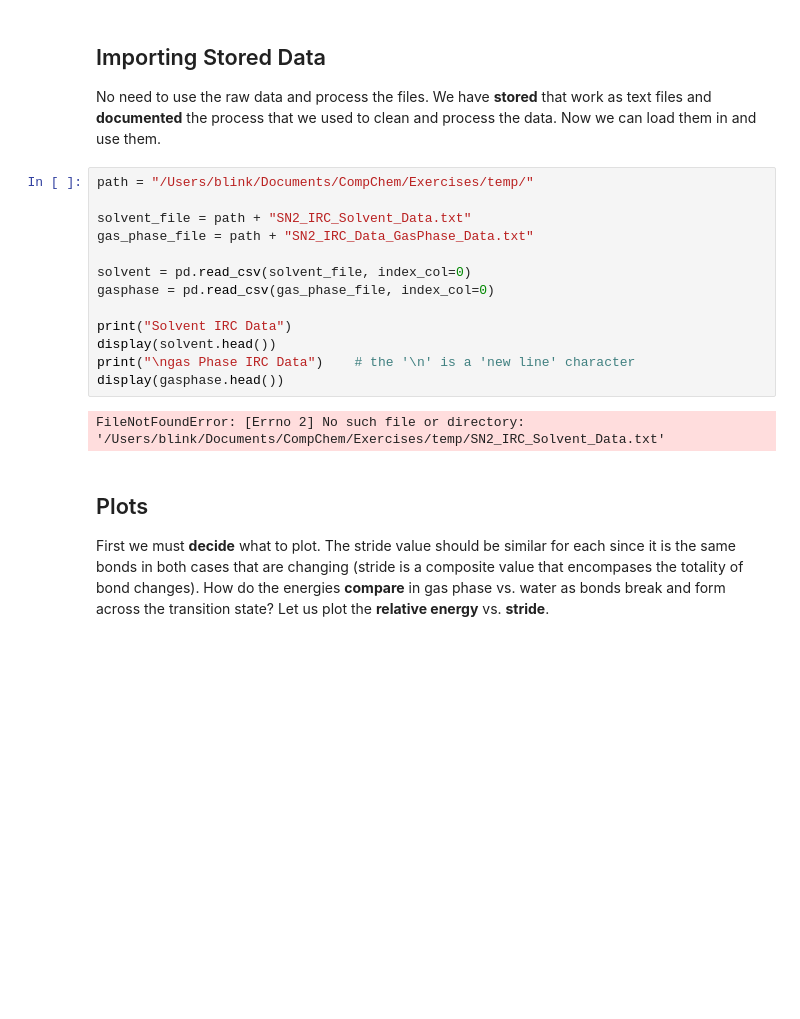
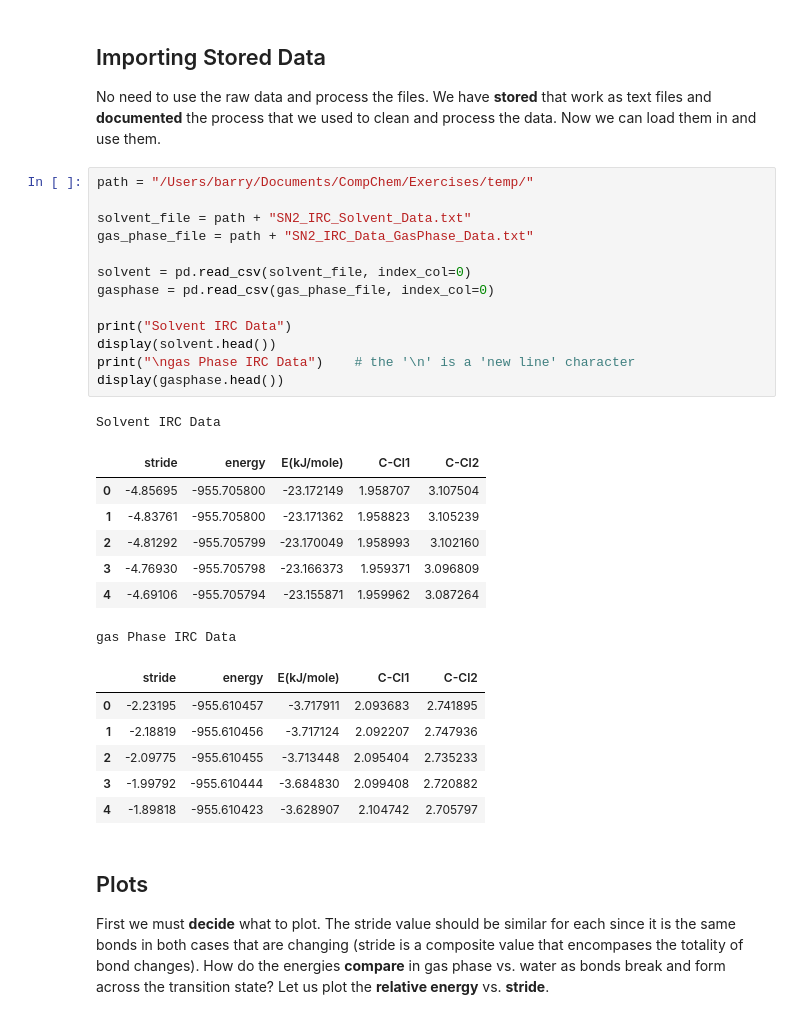
Before and after one commit to blinkletter/UsingGAMESS, a Jupyter notebook: _build/jupyter_execute/10_Solvent_IRC_Plots-Data.ipynb, the cells around one changed output. Saved outputs shown, nothing was run; the diff lists cells and outputs as text; blank space fills up the shorter version.

```diff
--- a/_build/jupyter_execute/10_Solvent_IRC_Plots-Data.ipynb
+++ b/_build/jupyter_execute/10_Solvent_IRC_Plots-Data.ipynb
@@ -25,20 +25,33 @@ sys.version
 ## Importing Stored Data
 No need to use the raw data and process the files.  We have **stored** that work as text files and **documented** the process that we used to clean and process the data. Now we can load them in and use them.
 # %%
-path = "/Users/blink/Documents/CompChem/Exercises/temp/"
+path = "/Users/barry/Documents/CompChem/Exercises/temp/"
 
 solvent_file = path + "SN2_IRC_Solvent_Data.txt"
 gas_phase_file = path + "SN2_IRC_Data_GasPhase_Data.txt"
 
 solvent = pd.read_csv(solvent_file, index_col=0)
 gasphase = pd.read_csv(gas_phase_file, index_col=0)
 
 print("Solvent IRC Data")
 display(solvent.head())
 print("\ngas Phase IRC Data")    # the '\n' is a 'new line' character
 display(gasphase.head())
 # %% [output]
-FileNotFoundError: [Errno 2] No such file or directory: '/Users/blink/Documents/CompChem/Exercises/temp/SN2_IRC_Solvent_Data.txt'
+Solvent IRC Data
+|  | stride | energy | E(kJ/mole) | C-Cl1 | C-Cl2 |
+| 0 | -4.85695 | -955.705800 | -23.172149 | 1.958707 | 3.107504 |
+| 1 | -4.83761 | -955.705800 | -23.171362 | 1.958823 | 3.105239 |
+| 2 | -4.81292 | -955.705799 | -23.170049 | 1.958993 | 3.102160 |
+| 3 | -4.76930 | -955.705798 | -23.166373 | 1.959371 | 3.096809 |
+| 4 | -4.69106 | -955.705794 | -23.155871 | 1.959962 | 3.087264 |
+gas Phase IRC Data
+|  | stride | energy | E(kJ/mole) | C-Cl1 | C-Cl2 |
+| 0 | -2.23195 | -955.610457 | -3.717911 | 2.093683 | 2.741895 |
+| 1 | -2.18819 | -955.610456 | -3.717124 | 2.092207 | 2.747936 |
+| 2 | -2.09775 | -955.610455 | -3.713448 | 2.095404 | 2.735233 |
+| 3 | -1.99792 | -955.610444 | -3.684830 | 2.099408 | 2.720882 |
+| 4 | -1.89818 | -955.610423 | -3.628907 | 2.104742 | 2.705797 |
 # %% [markdown]
 ## Plots
 First we must **decide** what to plot. The stride value should be similar for each since it is the same bonds in both cases that are changing (stride is a composite value that encompases the totality of bond changes). How do the energies **compare** in gas phase vs. water as bonds break and form across the transition state? Let us plot the **relative energy** vs. **stride**.
```
Also changed, not shown: parts of 2 cells of this notebook, 58 other files.
